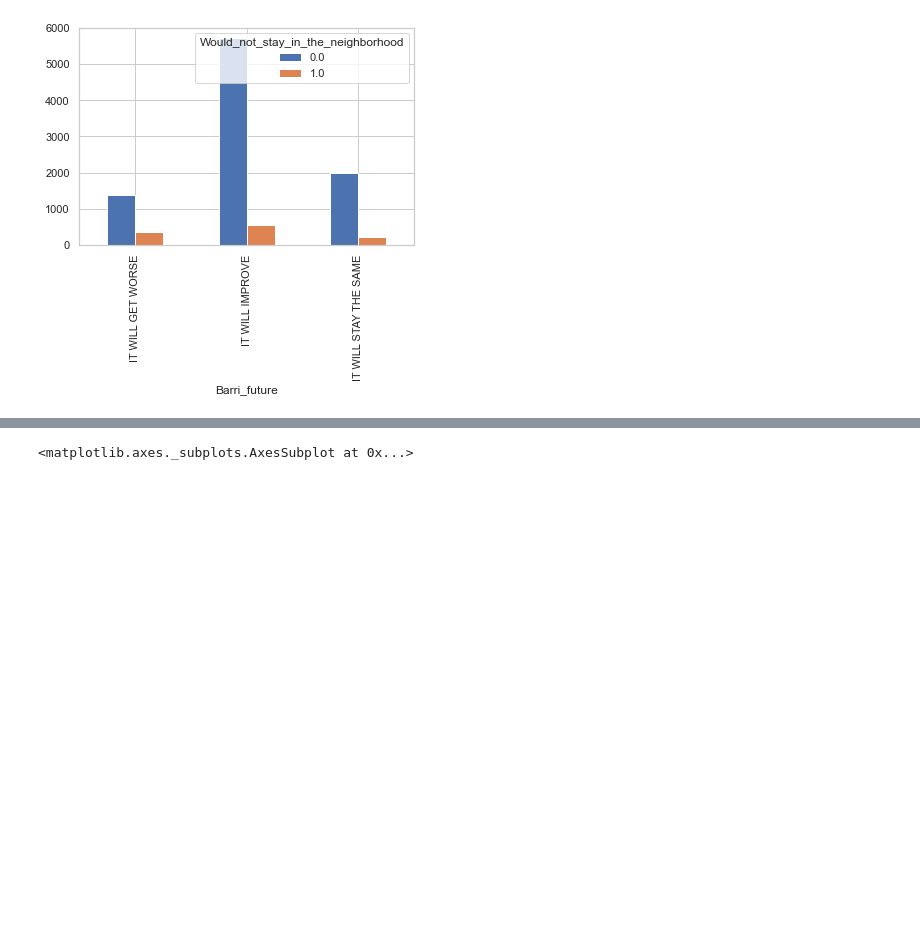
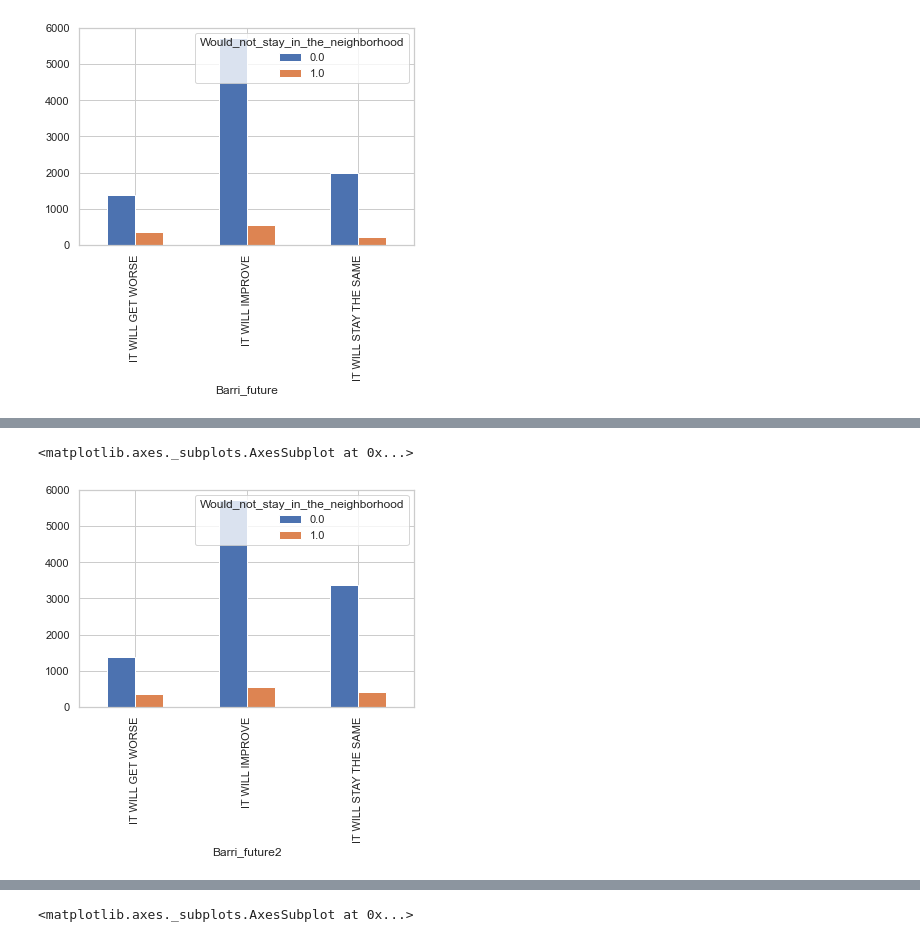
Before and after one commit to abednarczuk/MasterThesis, a Jupyter notebook: 01_Survey_data_EDA.ipynb, the cells around one changed output, grey strips where cells are left out. Drawn from its saved outputs; the diff is of its cells as text; code cells hidden in the pictures; blank space fills up the shorter version.

```diff
--- a/01_Survey_data_EDA.ipynb
+++ b/01_Survey_data_EDA.ipynb
@@ -671,3 +695,17 @@ table.plot(kind='bar')
+# %%
+# Replacing "I DON'T KNOW" answer with the 'neutral' response "IT IS THE SAME"
+data_prep2 = {'IT WILL GET WORSE': "IT WILL GET WORSE",
+             'IT WILL IMPROVE': "IT WILL IMPROVE",
+             'IT WILL STAY THE SAME': "IT WILL STAY THE SAME",
+             "I DON'T KNOW": "IT WILL STAY THE SAME",
+             'NO ANSWER': np.nan}
+data['Barri_future2'] = [data_prep2[i] for i in data['FUTUR_BARRI']]
+# %%
+table = pd.crosstab(data.Barri_future2, data.Would_not_stay_in_the_neighborhood)
+table.plot(kind='bar')
+# %% [output]
+<matplotlib.axes._subplots.AxesSubplot at 0x...>
+[figure, added]
 # %%
 table.div(table.sum(1).astype(float), axis=0).plot(kind='bar', stacked=True)
 # %% [output]
```
Also changed, not shown: parts of 36 cells of this notebook, 3 other files.
